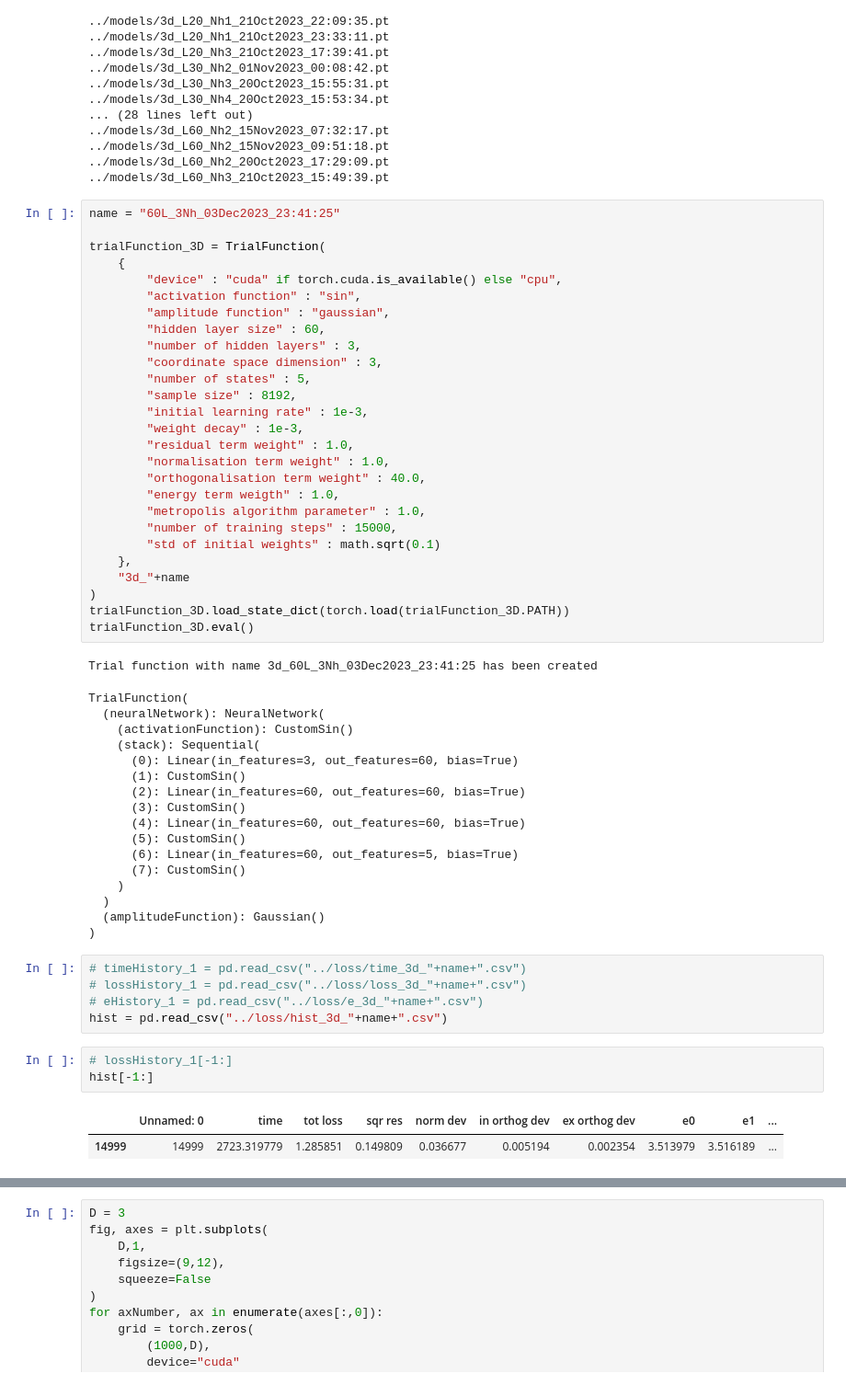
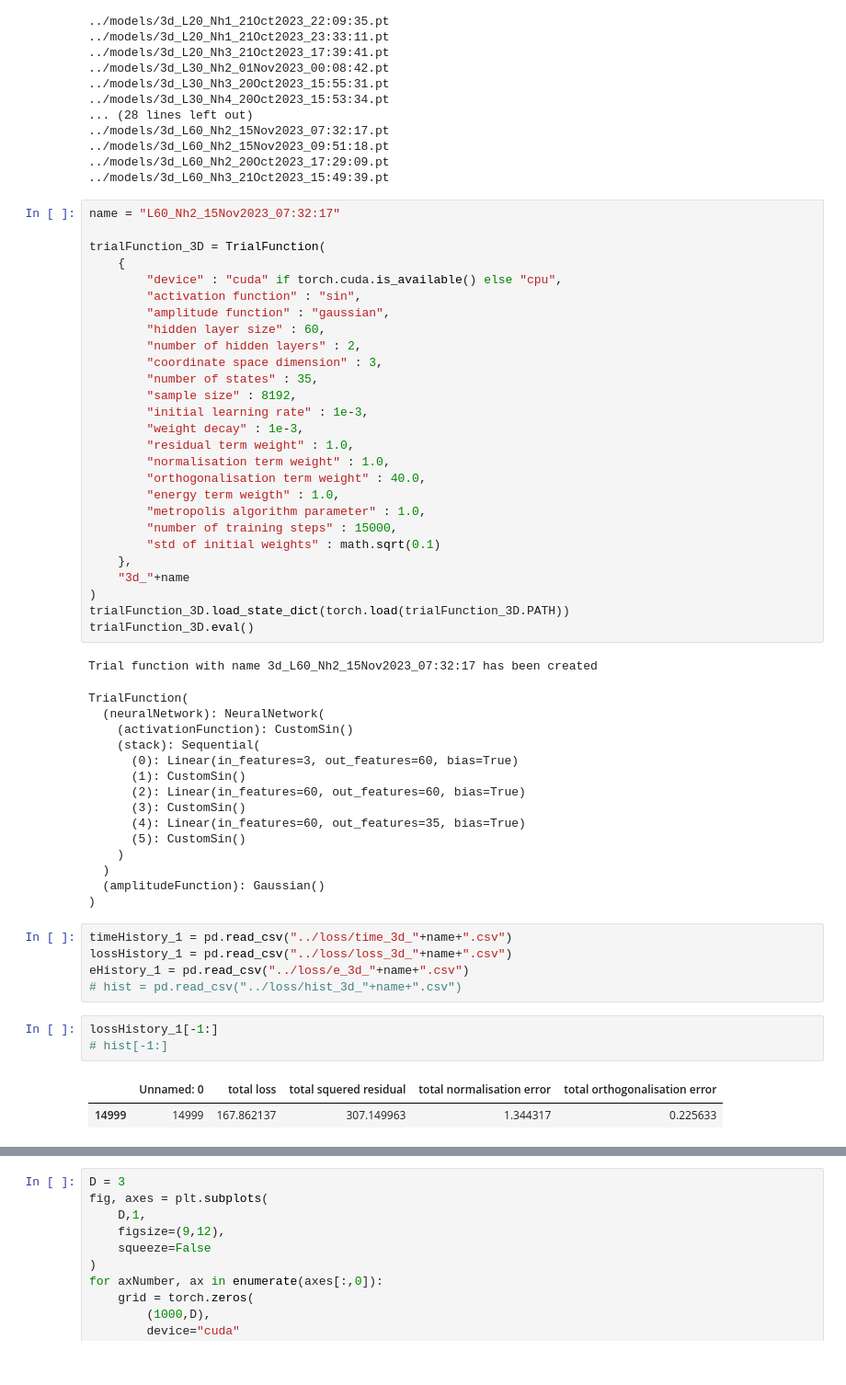
Before and after one commit to MrKozelberg/nn-based-multistate-solver-for-se, a Jupyter notebook: source/nn_based_multistate_solver_for_ho.ipynb, the cells around one changed output, grey strips where cells are left out. Shown at 92% size. Drawn from its saved outputs; the diff is of its cells as text.

```diff
--- a/source/nn_based_multistate_solver_for_ho.ipynb
+++ b/source/nn_based_multistate_solver_for_ho.ipynb
@@ -1565,7 +1565,7 @@ ls ../models/3d_*
 ../models/3d_L60_Nh2_20Oct2023_17:29:09.pt
 ../models/3d_L60_Nh3_21Oct2023_15:49:39.pt
 # %%
-name = "60L_3Nh_03Dec2023_23:41:25"
+name = "L60_Nh2_15Nov2023_07:32:17"
 
 trialFunction_3D = TrialFunction(
     {
@@ -1573,9 +1573,9 @@ trialFunction_3D = TrialFunction(
         "activation function" : "sin",
         "amplitude function" : "gaussian",
         "hidden layer size" : 60,
-        "number of hidden layers" : 3,
+        "number of hidden layers" : 2,
         "coordinate space dimension" : 3,
-        "number of states" : 5,
+        "number of states" : 35,
         "sample size" : 8192,
         "initial learning rate" : 1e-3,
         "weight decay" : 1e-3,
@@ -1592,7 +1592,7 @@ trialFunction_3D = TrialFunction(
 trialFunction_3D.load_state_dict(torch.load(trialFunction_3D.PATH))
 trialFunction_3D.eval()
 # %% [output]
-Trial function with name 3d_60L_3Nh_03Dec2023_23:41:25 has been created
+Trial function with name 3d_L60_Nh2_15Nov2023_07:32:17 has been created
 TrialFunction(
   (neuralNetwork): NeuralNetwork(
     (activationFunction): CustomSin()
@@ -1601,23 +1601,21 @@ TrialFunction(
       (1): CustomSin()
       (2): Linear(in_features=60, out_features=60, bias=True)
       (3): CustomSin()
-      (4): Linear(in_features=60, out_features=60, bias=True)
+      (4): Linear(in_features=60, out_features=35, bias=True)
       (5): CustomSin()
-      (6): Linear(in_features=60, out_features=5, bias=True)
-      (7): CustomSin()
     )
   )
   (amplitudeFunction): Gaussian()
 )
 # %%
-# timeHistory_1 = pd.read_csv("../loss/time_3d_"+name+".csv")
-# lossHistory_1 = pd.read_csv("../loss/loss_3d_"+name+".csv")
-# eHistory_1 = pd.read_csv("../loss/e_3d_"+name+".csv")
-hist = pd.read_csv("../loss/hist_3d_"+name+".csv")
+timeHistory_1 = pd.read_csv("../loss/time_3d_"+name+".csv")
+lossHistory_1 = pd.read_csv("../loss/loss_3d_"+name+".csv")
+eHistory_1 = pd.read_csv("../loss/e_3d_"+name+".csv")
+# hist = pd.read_csv("../loss/hist_3d_"+name+".csv")
 # %%
-# lossHistory_1[-1:]
-hist[-1:]
+lossHistory_1[-1:]
+# hist[-1:]
 # %% [output]
-|  | Unnamed: 0 | time | tot loss | sqr res | norm dev | in orthog dev | ex orthog dev | e0 | e1 | ... |
-| 14999 | 14999 | 2723.319779 | 1.285851 | 0.149809 | 0.036677 | 0.005194 | 0.002354 | 3.513979 | 3.516189 | ... |
+|  | Unnamed: 0 | total loss | total squered residual | total normalisation error | total orthogonalisation error |
+| 14999 | 14999 | 167.862137 | 307.149963 | 1.344317 | 0.225633 |
 # %%
```
Also changed, not shown: parts of 3 cells of this notebook, 8 other files.
